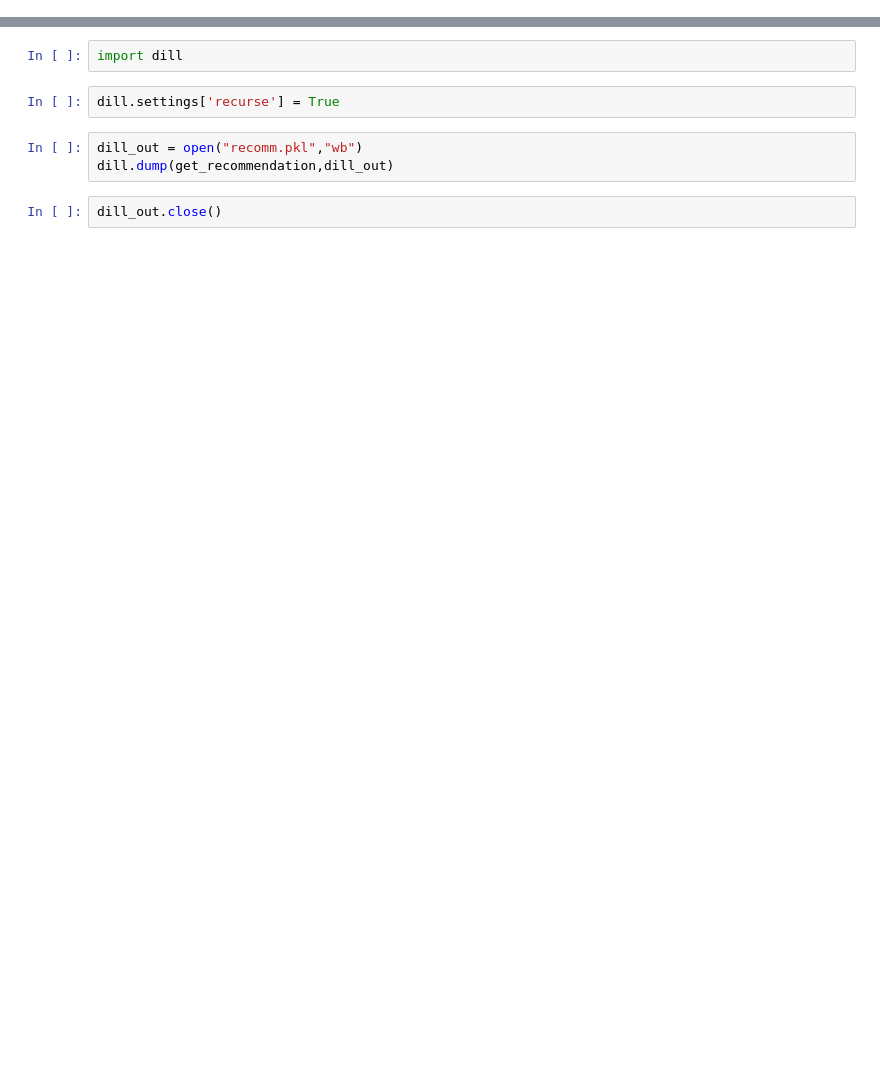
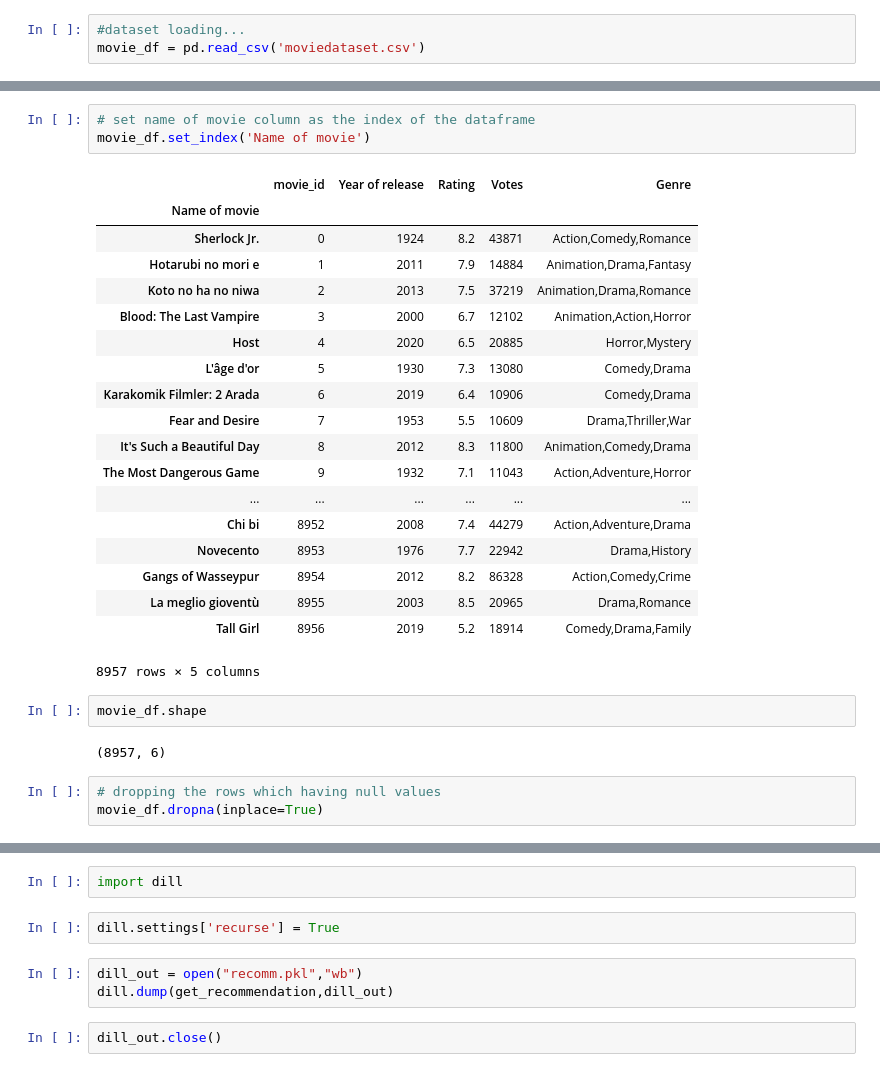
Before and after one commit to hritik853/Movie-Recommendation-System, a Jupyter notebook: movie_recommendation_system.ipynb, the cells around one changed output, grey strips where cells are left out. Drawn from its saved outputs; the diff is of its cells as text; blank space fills up the shorter version.

```diff
--- a/movie_recommendation_system.ipynb
+++ b/movie_recommendation_system.ipynb
@@ -234,0 +8,3 @@ a
+# %%
+#dataset loading...
+movie_df = pd.read_csv('moviedataset.csv')
@@ -234,0 +20,30 @@ a
+# %%
+# set name of movie column as the index of the dataframe
+movie_df.set_index('Name of movie')
+# %% [output]
+|  | movie_id | Year of release | Rating | Votes | Genre |
+| Name of movie |  |  |  |  |  |
+| Sherlock Jr. | 0 | 1924 | 8.2 | 43871 | Action,Comedy,Romance |
+| Hotarubi no mori e | 1 | 2011 | 7.9 | 14884 | Animation,Drama,Fantasy |
+| Koto no ha no niwa | 2 | 2013 | 7.5 | 37219 | Animation,Drama,Romance |
+| Blood: The Last Vampire | 3 | 2000 | 6.7 | 12102 | Animation,Action,Horror |
+| Host | 4 | 2020 | 6.5 | 20885 | Horror,Mystery |
+| L'âge d'or | 5 | 1930 | 7.3 | 13080 | Comedy,Drama |
+| Karakomik Filmler: 2 Arada | 6 | 2019 | 6.4 | 10906 | Comedy,Drama |
+| Fear and Desire | 7 | 1953 | 5.5 | 10609 | Drama,Thriller,War |
+| It's Such a Beautiful Day | 8 | 2012 | 8.3 | 11800 | Animation,Comedy,Drama |
+| The Most Dangerous Game | 9 | 1932 | 7.1 | 11043 | Action,Adventure,Horror |
+| ... | ... | ... | ... | ... | ... |
+| Chi bi | 8952 | 2008 | 7.4 | 44279 | Action,Adventure,Drama |
+| Novecento | 8953 | 1976 | 7.7 | 22942 | Drama,History |
+| Gangs of Wasseypur | 8954 | 2012 | 8.2 | 86328 | Action,Comedy,Crime |
+| La meglio gioventù | 8955 | 2003 | 8.5 | 20965 | Drama,Romance |
+| Tall Girl | 8956 | 2019 | 5.2 | 18914 | Comedy,Drama,Family |
+8957 rows × 5 columns
+# %%
+movie_df.shape
+# %% [output]
+(8957, 6)
+# %%
+# dropping the rows which having null values
+movie_df.dropna(inplace=True)
```
Also changed, not shown: parts of 38 cells of this notebook, 2 other files.
